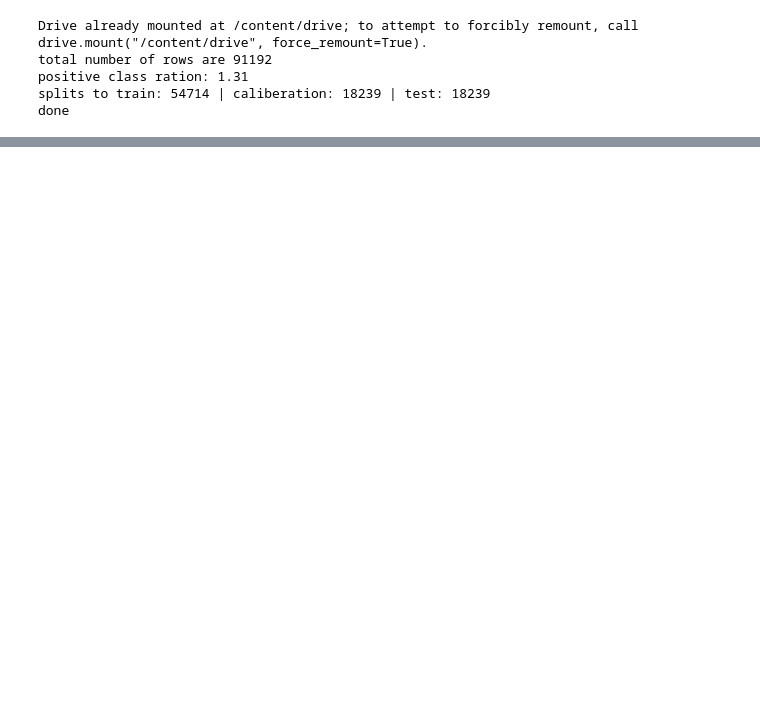
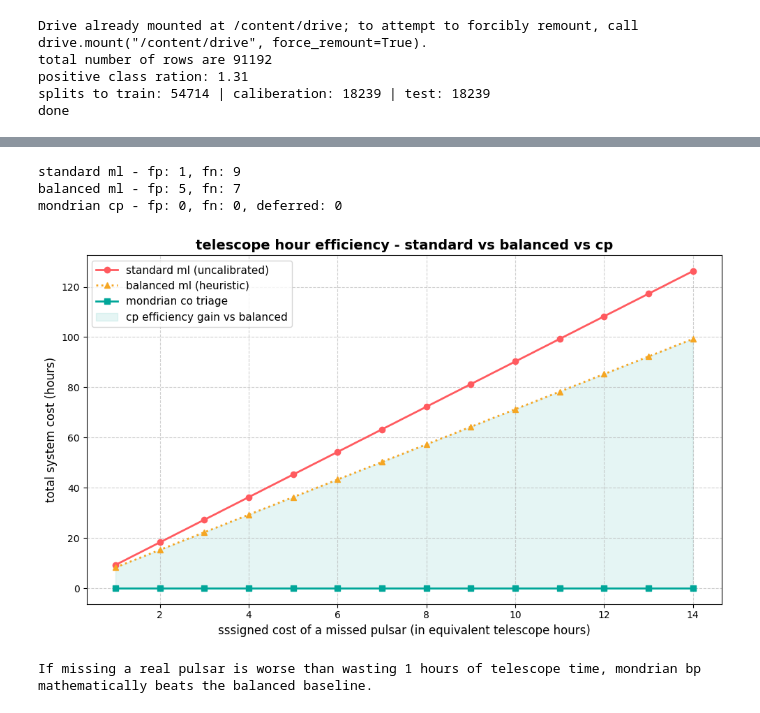
Before and after one commit to Not-kh-lily-23/pulsar-conformal-triage, a Jupyter notebook: medlat_replication.ipynb, the cells around one changed output, grey strips where cells are left out. Saved outputs shown, nothing was run; the diff lists cells and outputs as text; code cells hidden in the pictures; blank space fills up the shorter version.

```diff
--- a/medlat_replication.ipynb
+++ b/medlat_replication.ipynb
@@ -112,0 +113,74 @@ mean Coverage: 0.9473 [95% CI: 0.9377 - 0.9569]
+# %%
+import matplotlib.pyplot as plt
+def gen_predsets(test_probs,q_0,q_1):
+    inc_0=(1-test_probs[:,0])<=q_0
+    inc_1=(1-test_probs[:,1])<=q_1
+    labels=[]
+    for i0, i1 in zip(inc_0,inc_1):
+        if i0 and not i1:
+            labels.append("discard (definitive noise)")
+        elif not i0 and i1:
+            labels.append("telescope (definitive pulsar)")
+        elif i0 and i1:
+            labels.append("defer (ambiguous)")
+        else:
+            labels.append("anomaly (empty set)")
+    return np.array(labels)
+triage_des=gen_predsets(test_prob,q_0,q_1)
+rdf=pd.DataFrame({
+    'true_label':y_test.values,
+    'prob_pulsar':test_prob[:,1],
+    'triage_decision':triage_des
+})
+standard_preds=(test_prob[:,1]>=0.5).astype(int)
+std_fp=np.sum((standard_preds==1)&(y_test==0))
+std_fn=np.sum((standard_preds==0)&(y_test==1))
+clf_bal=lgb.LGBMClassifier(random_state=42,n_estimators=100,class_weight='balanced',verbose=-1)
+clf_bal.fit(x_train,y_train)
+bal_preds=clf_bal.predict(x_test)
+bal_fp=np.sum((bal_preds==1)&(y_test==0))
+bal_fn=np.sum((bal_preds==0)&(y_test==1))
+cp_fp=np.sum((rdf['triage_decision']=="telescope (definitive pulsar)")&(rdf['true_label']==0))
+cp_fn=np.sum((rdf['triage_decision']=="discard (definitive noise)")&(rdf['true_label']==1))
+cp_deferrals=np.sum(rdf['triage_decision']=="defer (ambiguous)")
+print(f"standard ml - fp: {std_fp}, fn: {std_fn}")
+print(f"balanced ml - fp: {bal_fp}, fn: {bal_fn}")
+print(f"mondrian cp - fp: {cp_fp}, fn: {cp_fn}, deferred: {cp_deferrals}")
+cost_telescope_pnt=0.25
+cost_human_review=0.0
+std_wsd_hrs=std_fp*cost_telescope_pnt
+bal_wsd_hrs=bal_fp*cost_telescope_pnt
+cp_wasted_hours=(cp_fp*cost_telescope_pnt)+(cp_deferrals*cost_human_review)
+missed_pulsar_plt=np.arange(1,15,1)
+std_tl_costs=[]
+bal_tl_costs=[]
+cp_tl_costs=[]
+for penalty in missed_pulsar_plt:
+    std_tl_costs.append(std_wsd_hrs+(std_fn*penalty))
+    bal_tl_costs.append(bal_wsd_hrs+(bal_fn*penalty))
+    cp_tl_costs.append(cp_wasted_hours+(cp_fn*penalty))
+fig,ax=plt.subplots(figsize=(10,6))
+ax.plot(missed_pulsar_plt,std_tl_costs,marker='o',label='standard ml (uncalibrated)',color='#ff5a5f',linewidth=2)
+ax.plot(missed_pulsar_plt,bal_tl_costs,marker='^',label='balanced ml (heuristic)',color='#f5a623',linewidth=2,linestyle=':')
+ax.plot(missed_pulsar_plt,cp_tl_costs,marker='s',label='mondrian co triage',color='#00a699',linewidth=2)
+ax.fill_between(missed_pulsar_plt,bal_tl_costs,cp_tl_costs,
+                where=(np.array(bal_tl_costs)>np.array(cp_tl_costs)),
+                interpolate=True,color='#00a699',alpha=0.1,label='cp efficiency gain vs balanced')
+ax.set_xlabel('sssigned cost of a missed pulsar (in equivalent telescope hours)',fontsize=12)
+ax.set_ylabel('total system cost (hours)',fontsize=12)
+ax.set_title('telescope hour efficiency - standard vs balanced vs cp',fontsize=14,fontweight='bold')
+ax.legend(fontsize=11)
+ax.grid(True,linestyle='--',alpha=0.6)
+plt.tight_layout()
+plt.show()
+diffs=np.array(bal_tl_costs)-np.array(cp_tl_costs)
+bei=np.where(diffs>0)[0]
+if len(bei)>0:
+    bep=missed_pulsar_plt[bei[0]]
+    print(f"If missing a real pulsar is worse than wasting {bep} hours of telescope time, mondrian bp mathematically beats the balanced baseline.")
+# %% [output]
+standard ml - fp: 1, fn: 9
+balanced ml - fp: 5, fn: 7
+mondrian cp - fp: 0, fn: 0, deferred: 0
+[figure, added]
+If missing a real pulsar is worse than wasting 1 hours of telescope time, mondrian bp mathematically beats the balanced baseline.
```
Also changed, not shown: parts of 2 cells of this notebook.
